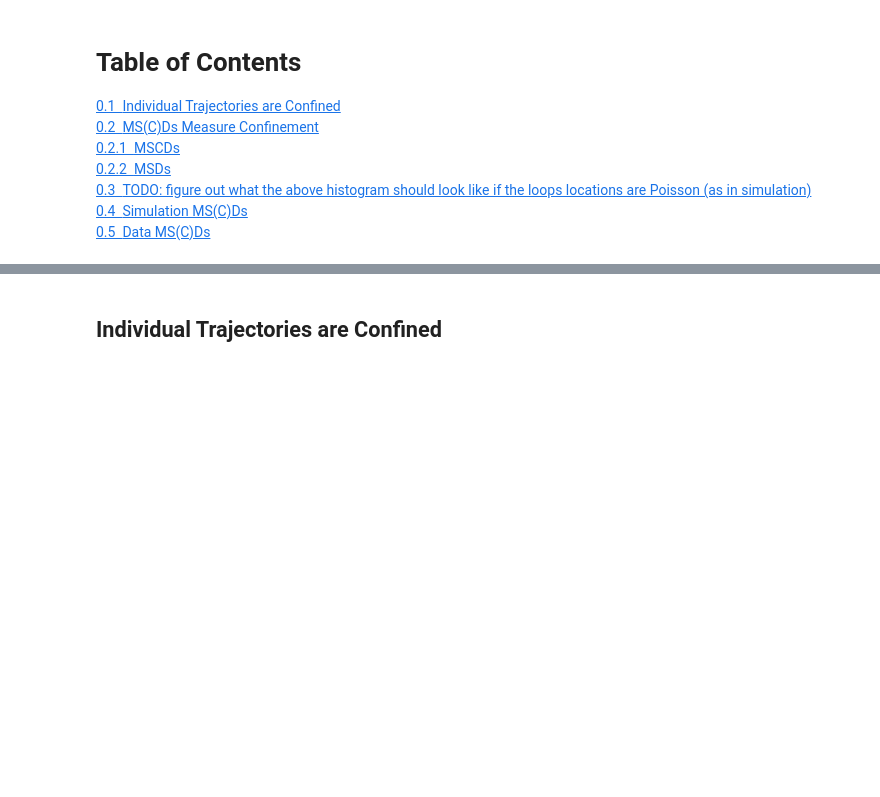
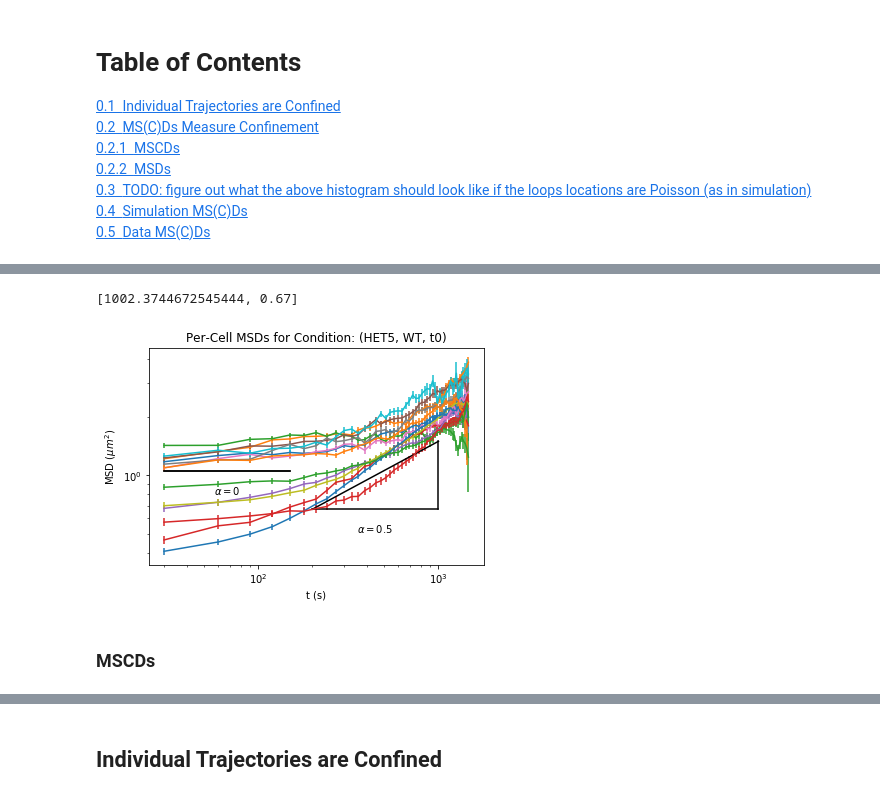
Before and after one commit to brunobeltran/multi_locus_analysis, a Jupyter notebook: doc/source/ms(c)d.ipynb, the cells around one changed output, grey strips where cells are left out. Saved outputs shown, nothing was run; the diff lists cells and outputs as text; code cells hidden in the pictures; blank space fills up the shorter version.

Commit message:
DOCS: burgess mscd analysis redone

```diff
--- a/doc/source/ms(c)d.ipynb
+++ b/doc/source/ms(c)d.ipynb
@@ -15,0 +62,28 @@ from multi_locus_analysis.examples.burgess import msds
+# %%
+free_het = burgess.df.loc['HET5', 'WT', :, 'ta']
+free_msds = burgess.msds.msd(free_het, mscd=False, include_z=True,
+                             traj_group=['exp.rep', 'cell'],
+                             groups=['exp.rep', 'cell'])
+# %%
+plt.figure()
+plt.yscale('log')
+plt.xscale('log')
+plt.xlabel('t (s)')
+plt.ylabel('MSD ($\mu{}m^2$)')
+plt.title('Per-Cell MSDs for Condition: (HET5, WT, t0)')
+for i, (cell_id, data) in enumerate(free_msds.groupby(['exp.rep', 'cell'])):
+    if not i % 5 == 0:
+        continue
+    data = data.reset_index()
+    data = data[(data['delta'] > 0) & (data['mean'] > 0)]
+    data = data.sort_values('delta')
+    plt.errorbar(data['delta'], data['mean'], data['ste'])
+#     plt.plot(data['delta'], data['mean'])
+bplt.draw_power_law_triangle(alpha=0, x0=[30, 1.05], width=0.7, orientation='down', x0_logscale=False, label=r'$\alpha=0$')
+bplt.draw_power_law_triangle(alpha=0.5, x0=[200, 0.67], width=0.7, orientation='down', x0_logscale=False, label=r'$\alpha=0.5$')
+# plt.ylim([0.05, 2])
+# %% [output]
+[1002.3744672545444, 0.67]
+[figure, added]
+# %% [markdown]
+### MSCDs
```
Also changed, not shown: parts of 115 cells of this notebook.
